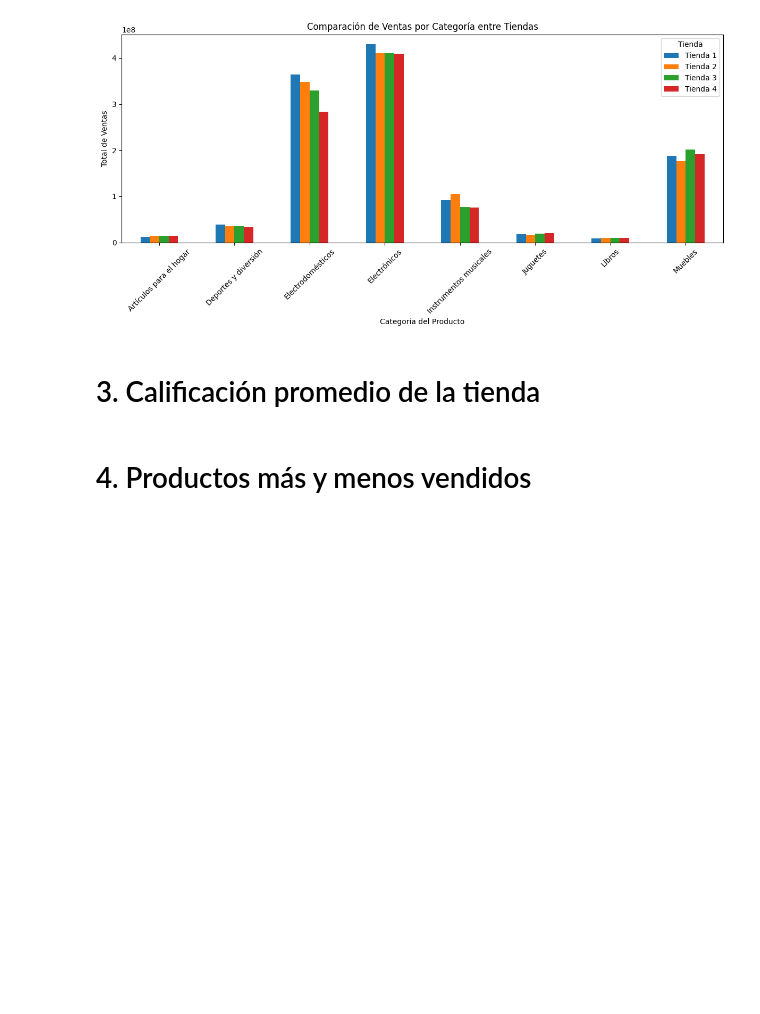
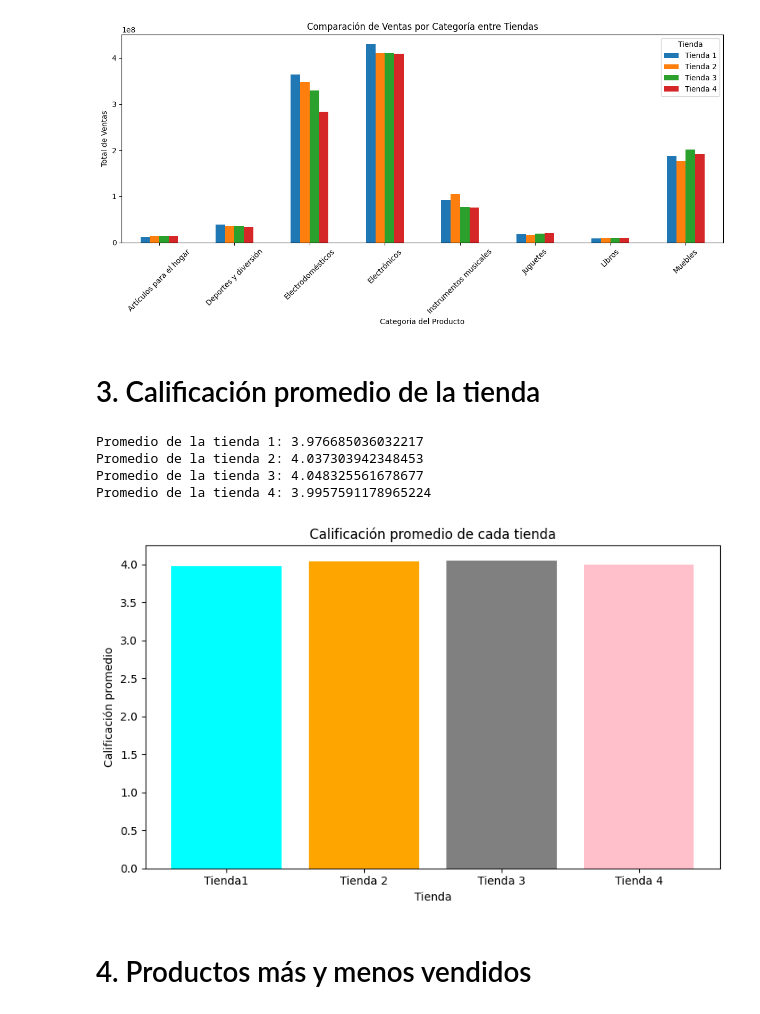
Before and after one commit to FerRamirez-cpu/challenge-data-science, a Jupyter notebook: AluraStoreLatam.ipynb, the cells around one changed output. Drawn from its saved outputs; the diff is of its cells as text; code cells hidden in the pictures; blank space fills up the shorter version.

```diff
--- a/AluraStoreLatam.ipynb
+++ b/AluraStoreLatam.ipynb
@@ -109,5 +109,34 @@ plt.show()
 [figure]
 # %% [markdown]
 # 3. Calificación promedio de la tienda
+# %%
+promedio_tienda1 = tienda["Calificación"].mean()
+promedio_tienda2 = tienda2["Calificación"].mean()
+promedio_tienda3 = tienda3["Calificación"].mean()
+promedio_tienda4 = tienda4["Calificación"].mean()
+
+print(f"Promedio de la tienda 1: {promedio_tienda1}")
+print(f"Promedio de la tienda 2: {promedio_tienda2}")
+print(f"Promedio de la tienda 3: {promedio_tienda3}")
+print(f"Promedio de la tienda 4: {promedio_tienda4}")
+# %% [output]
+Promedio de la tienda 1: 3.976685036032217
+Promedio de la tienda 2: 4.037303942348453
+Promedio de la tienda 3: 4.048325561678677
+Promedio de la tienda 4: 3.9957591178965224
+# %%
+tiendas = ["Tienda 1", "Tienda 2", "Tienda 3", "Tienda 4"]
+promedios = [promedio_tienda1, promedio_tienda2, promedio_tienda3, promedio_tienda4]
+
+plt.figure(figsize=(8, 5))
+plt.bar(nombres_tiendas, promedios, color=['cyan', 'orange', 'gray', 'pink'])
+
+plt.title("Calificación promedio de cada tienda")
+plt.xlabel("Tienda")
+plt.ylabel("Calificación promedio")
+plt.tight_layout()
+plt.show()
+# %% [output]
+[figure, added]
 # %% [markdown]
 # 4. Productos más y menos vendidos
```
Also changed, not shown: parts of 2 cells of this notebook.
